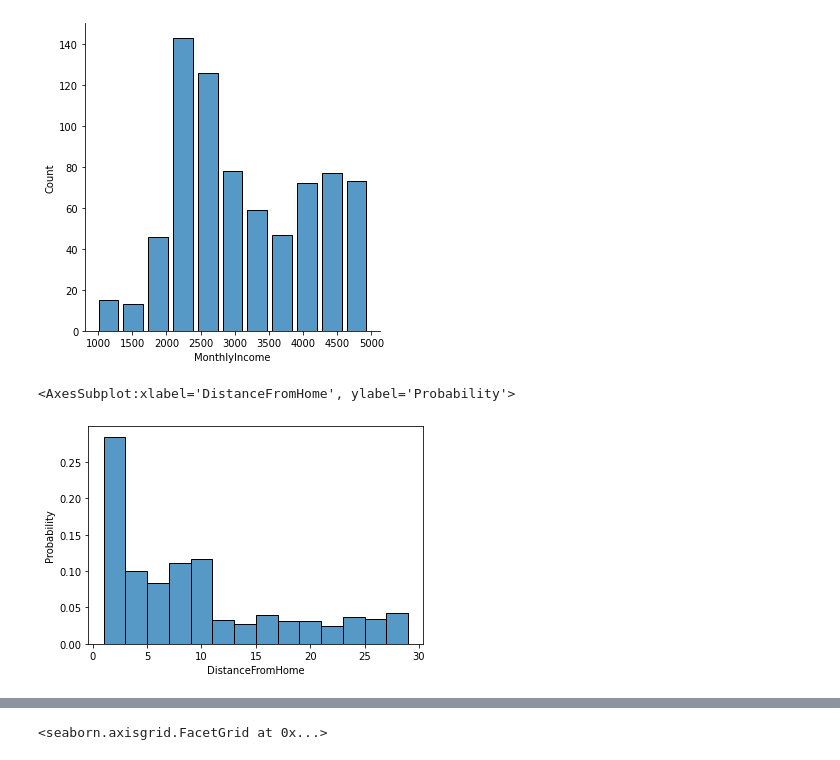
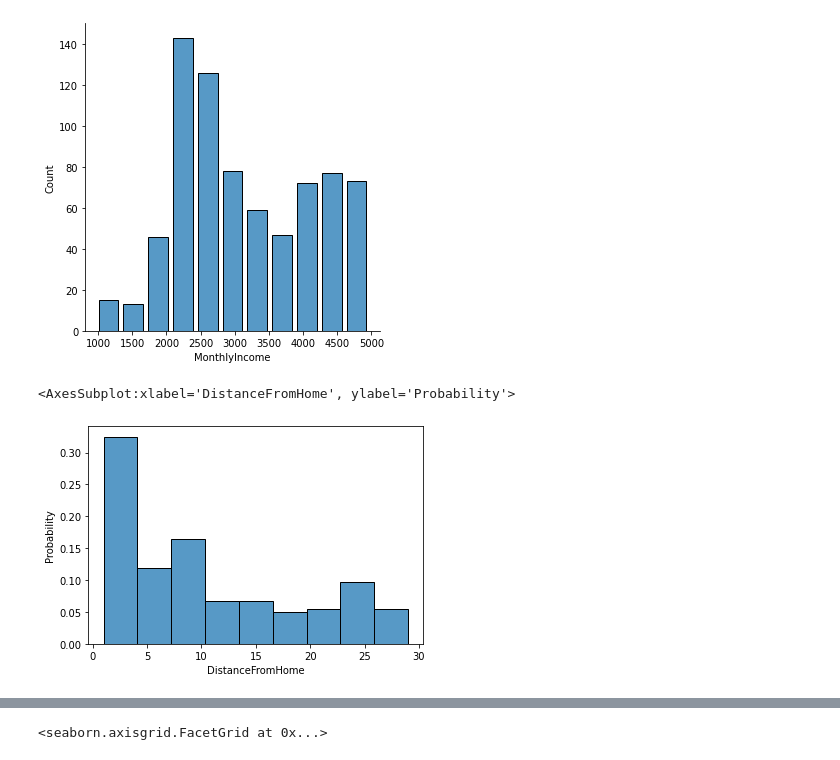
Before and after one commit to nicKLas-317/pythonEDA, a Jupyter notebook: visualisation.ipynb, the cells around one changed output, grey strips where cells are left out. Drawn from its saved outputs; the diff is of its cells as text; code cells hidden in the pictures.

```diff
--- a/visualisation.ipynb
+++ b/visualisation.ipynb
@@ -46,10 +46,10 @@ sb.displot(df, x = 'MonthlyIncome', shrink=.8)
 <seaborn.axisgrid.FacetGrid at 0x...>
 [figure]
 # %%
-df['Attrition'] = (df['Attrition'] == 'Yes').astype(int)
-# df['Attrition'].replace({'Yes': 1, 'No': 0})
-# sns.histplot(x="DistanceFromHome", data=df[(df['Attrition']==1)], stat='probability')
-sns.histplot(x="DistanceFromHome", data=df, stat='probability')
+# df['Attrition'] = (df['Attrition'] == 'Yes').astype(int)
+df['Attrition'].replace({'Yes': 1, 'No': 0})
+sns.histplot(x="DistanceFromHome", data=df[(df['Attrition']==1)], stat='probability')
+# sns.histplot(x="DistanceFromHome", data=df, stat='probability')
 # %% [output]
 <AxesSubplot:xlabel='DistanceFromHome', ylabel='Probability'>
-[figure, old version]
+[figure, new version]
```
Also changed, not shown: parts of 3 cells of this notebook, 3 other files.
